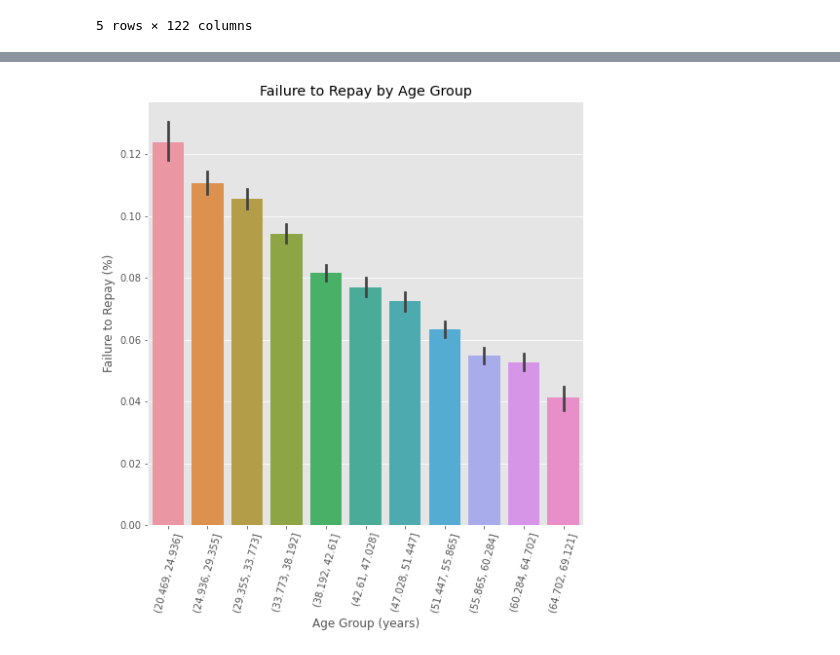
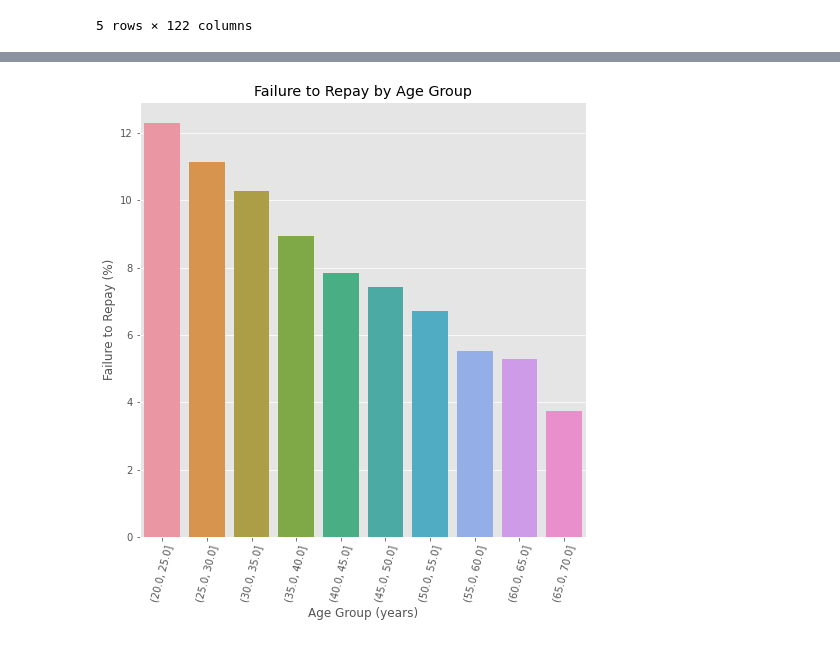
Before and after one commit to tingyunamy/ML100Days, a Jupyter notebook: homework/Day_016_HW.ipynb, the cells around one changed output, grey strips where cells are left out. Drawn from its saved outputs; the diff is of its cells as text; code cells hidden in the pictures.

```diff
--- a/homework/Day_016_HW.ipynb
+++ b/homework/Day_016_HW.ipynb
@@ -55,8 +55,8 @@ age_data['YEARS_BIRTH'] = age_data['DAYS_BIRTH'] / 365 # day-age to year-age
 """
 Your Code Here
 """
-# bin_cut =  np.linspace(20,70, num=11)
-bin_cut =  11
+bin_cut =  np.linspace(20,70, num=11)
+# bin_cut =  11
 age_data['YEARS_BINNED'] = pd.cut(age_data['YEARS_BIRTH'], bins = bin_cut)
 
 # 顯示不同組的數量
@@ -119,16 +118,19 @@ age_groups
 # %%
 plt.figure(figsize = (8, 8))
 
 # 以年齡區間為 x, target 為 y 繪製 barplot
 """
 Your Code Here
 """
-px = age_data['YEARS_BINNED']
-py = age_data['TARGET']
+# px = age_data['YEARS_BINNED']
+# py = age_data['TARGET']
+px = age_groups.index.astype(str)
+py = 100 * age_groups['TARGET']
+
 sns.barplot(px, py)
 
 # Plot labeling
 plt.xticks(rotation = 75); plt.xlabel('Age Group (years)'); plt.ylabel('Failure to Repay (%)')
 plt.title('Failure to Repay by Age Group');
 # %% [output]
-[figure, old version]
+[figure, new version]
```
Also changed, not shown: parts of 3 cells of this notebook.
